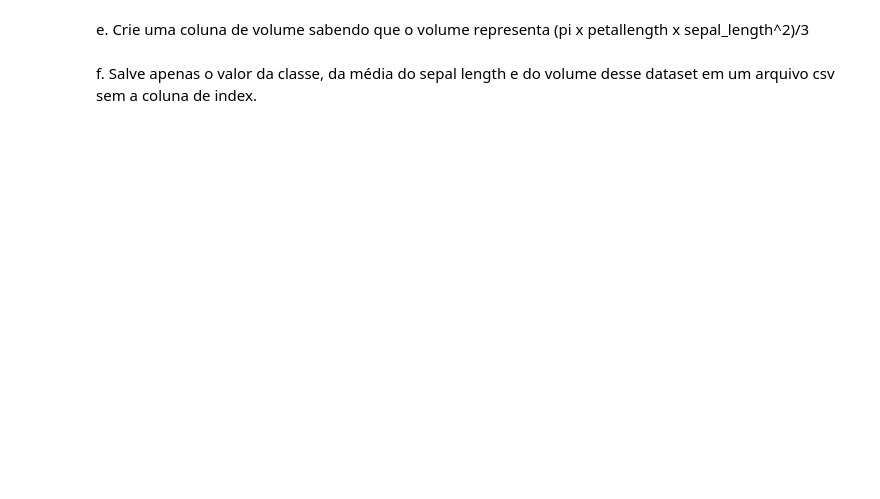
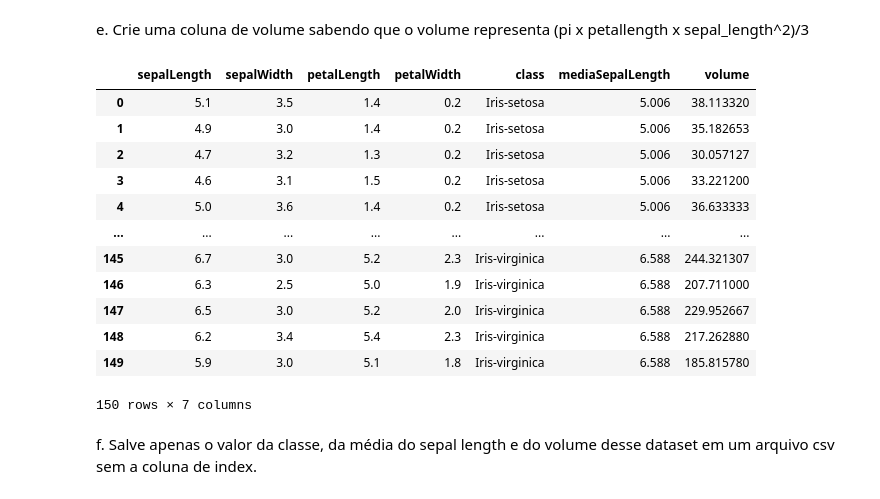
Before and after one commit to patriciacatandi/Lets_Code_Alunos, a Jupyter notebook: 02_Ferramentas_Programação/03_Pandas/Aula_3_-_Introdução.ipynb, the cells around one changed output. Cells and saved outputs as stored; diff of their text form; code cells hidden in the pictures; blank space fills up the shorter version.

```diff
--- a/02_Ferramentas_Programação/03_Pandas/Aula_3_-_Introdução.ipynb
+++ b/02_Ferramentas_Programação/03_Pandas/Aula_3_-_Introdução.ipynb
@@ -1070,3 +486,8 @@ tabela
 # %% [markdown]
 c. Calcule a média de cada coluna numérica para cada um dos tipos de íris indicados na coluna "class" sem utilizar métodos que não foram ensinados na aula de hoje. Utilize o loop for para reduzir quantidade de linhas. <br>
 Existe diferença entre elas?
+# %%
+#media setosa
+setosa = iris[iris["class"] == "Iris-setosa"]
+mediaSetosa = setosa.iloc[:, 0:4].mean(axis= 0)
+mediaSetosa
@@ -1072,0 +500,5 @@ Existe diferença entre elas?
+# %%
+#mediaVersicolor
+versicolor = iris[iris["class"] == "Iris-versicolor"]
+mediaVersicolor = versicolor.iloc[:, 0:4].mean(axis= 0)
+mediaVersicolor
@@ -1072,0 +511,5 @@ Existe diferença entre elas?
+# %%
+#media Virginica
+virginica = iris[iris["class"] == "Iris-virginica"]
+mediaVirginica = virginica.iloc[:, 0:4].mean(axis= 0)
+mediaVirginica
@@ -1073,2 +528,8 @@ Existe diferença entre elas?
 # %% [markdown]
 d. Adicione uma única coluna com a média de 'sepal length' para cada um dos tipos de íris indicados na coluna "class". Utilize o loop for e faça isso sem utilizar métodos que não foram ensinados na aula de hoje.
+# %%
+novoIris = iris.copy()
+novoIris.loc[novoIris["class"] == "Iris-setosa", "mediaSepalLength"] = mediaSetosa.sepalLength
+novoIris.loc[novoIris["class"] == "Iris-versicolor", "mediaSepalLength"] = mediaVersicolor.sepalLength
+novoIris.loc[novoIris["class"] == "Iris-virginica", "mediaSepalLength"] = mediaVirginica.sepalLength
+novoIris
@@ -1075,4 +550,21 @@ d. Adicione uma única coluna com a média de 'sepal length' para cada um dos ti
 # %% [markdown]
 e. Crie uma coluna de volume sabendo que o volume representa (pi x petallength x sepal_length^2)/3
+# %%
+novoIris["volume"] = (3.14*novoIris["petalLength"]*novoIris["sepalLength"]**2)/3
+novoIris
+# %% [output]
+|  | sepalLength | sepalWidth | petalLength | petalWidth | class | mediaSepalLength | volume |
+| 0 | 5.1 | 3.5 | 1.4 | 0.2 | Iris-setosa | 5.006 | 38.113320 |
+| 1 | 4.9 | 3.0 | 1.4 | 0.2 | Iris-setosa | 5.006 | 35.182653 |
+| 2 | 4.7 | 3.2 | 1.3 | 0.2 | Iris-setosa | 5.006 | 30.057127 |
+| 3 | 4.6 | 3.1 | 1.5 | 0.2 | Iris-setosa | 5.006 | 33.221200 |
+| 4 | 5.0 | 3.6 | 1.4 | 0.2 | Iris-setosa | 5.006 | 36.633333 |
+| ... | ... | ... | ... | ... | ... | ... | ... |
+| 145 | 6.7 | 3.0 | 5.2 | 2.3 | Iris-virginica | 6.588 | 244.321307 |
+| 146 | 6.3 | 2.5 | 5.0 | 1.9 | Iris-virginica | 6.588 | 207.711000 |
+| 147 | 6.5 | 3.0 | 5.2 | 2.0 | Iris-virginica | 6.588 | 229.952667 |
+| 148 | 6.2 | 3.4 | 5.4 | 2.3 | Iris-virginica | 6.588 | 217.262880 |
+| 149 | 5.9 | 3.0 | 5.1 | 1.8 | Iris-virginica | 6.588 | 185.815780 |
+150 rows × 7 columns
 # %% [markdown]
 f. Salve apenas o valor da classe, da média do sepal length e do volume desse dataset em um arquivo csv sem a coluna de index.
```
Also changed, not shown: parts of 77 cells of this notebook, 1 other file.
